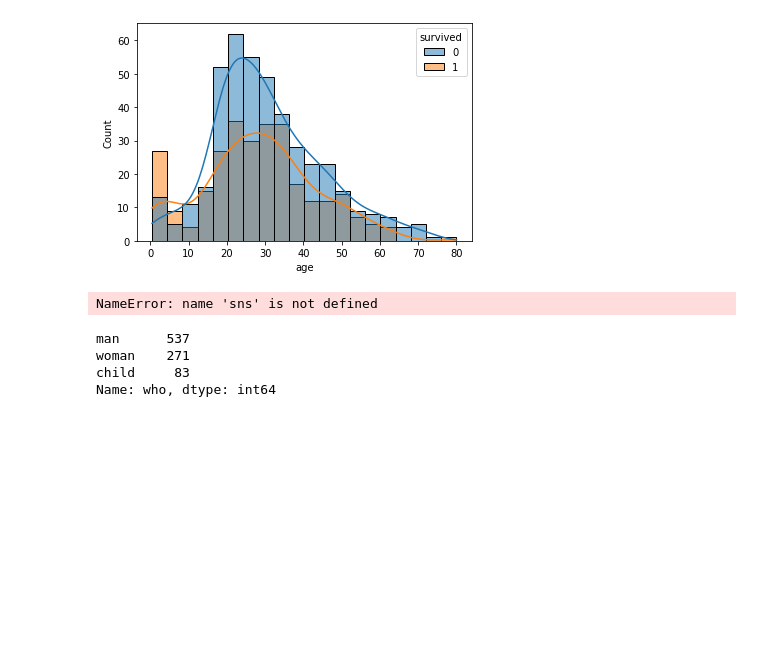
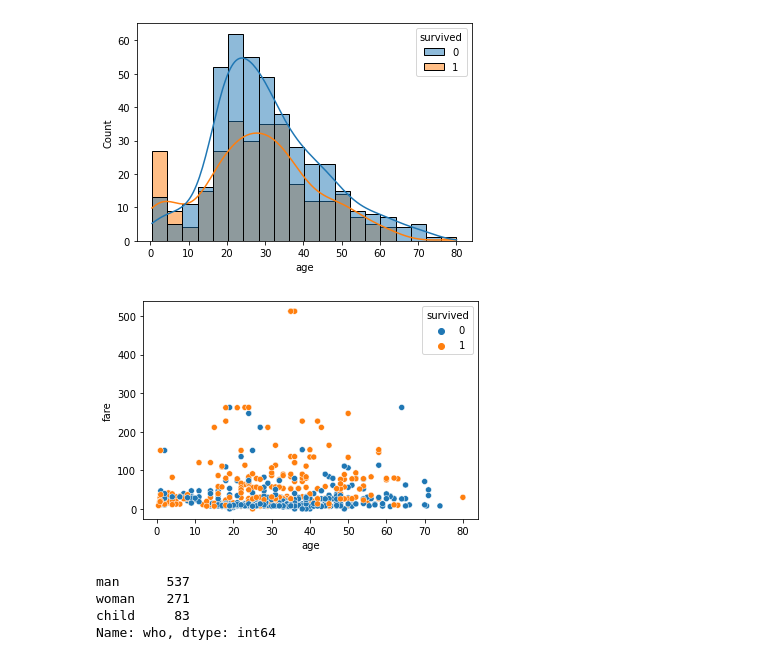
Before and after one commit to honghanhh/mci_python_36a1_l2, a Jupyter notebook: Lectures/lecture2_3/thuynm_Lecture_03_inclass.ipynb, the cells around one changed output. Cells and saved outputs as stored; diff of their text form; code cells hidden in the pictures; blank space fills up the shorter version.

```diff
--- a/Lectures/lecture2_3/thuynm_Lecture_03_inclass.ipynb
+++ b/Lectures/lecture2_3/thuynm_Lecture_03_inclass.ipynb
@@ -268,9 +284,10 @@ sns.histplot(titanic, x='age', hue='survived', kde=True)
 <matplotlib.axes._subplots.AxesSubplot at 0x...>
 [figure]
 # %%
-sns.scatterplot(data=titanic, x='age', y='fare', hue = 'survived'')
+sns.scatterplot(data=titanic, x='age', y='fare', hue = 'survived')
+plt.show()
 # %% [output]
-NameError: name 'sns' is not defined
+[figure, added]
 # %%
 titanic['who'].value_counts()
 # %% [output]
```
Also changed, not shown: parts of 9 cells of this notebook.
